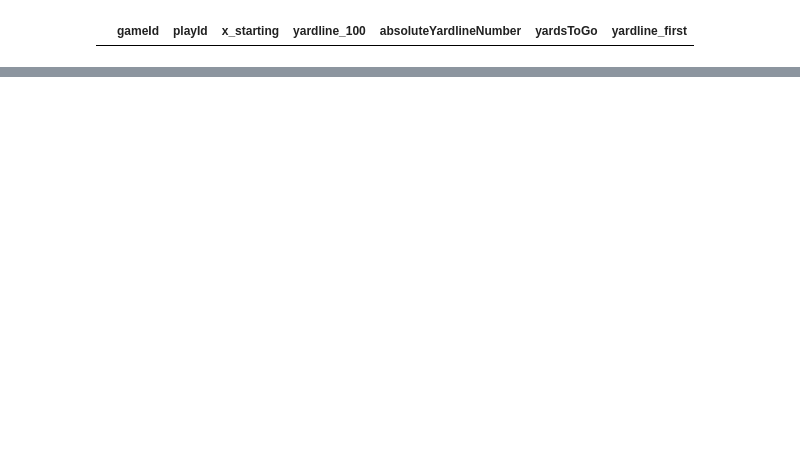
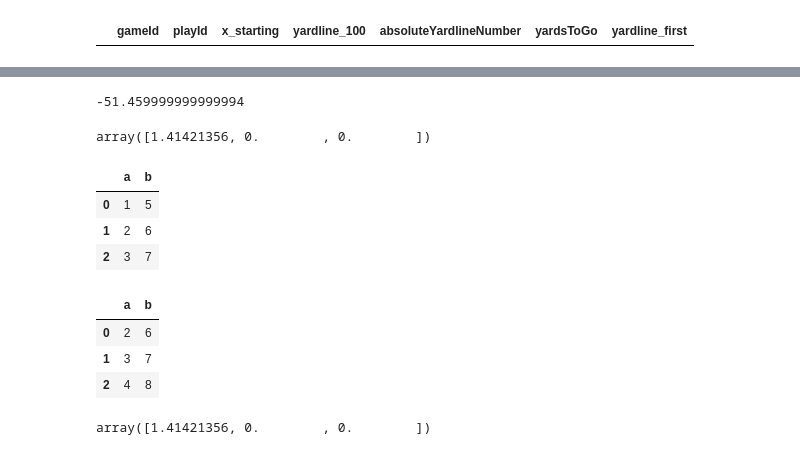
Before and after one commit to andrewbakert/NFL_Pass_Pred, a Jupyter notebook: def_pred.ipynb, the cells around one changed output, grey strips where cells are left out. Drawn from its saved outputs; the diff is of its cells as text; code cells hidden in the pictures; blank space fills up the shorter version.

```diff
--- a/def_pred.ipynb
+++ b/def_pred.ipynb
@@ -138,0 +249,4 @@ week_first
+# %%
+week_pos['x_behind_line'].min()
+# %% [output]
+-51.459999999999994
@@ -138,0 +267,24 @@ week_first
+# %%
+df1 = pd.DataFrame({'a': range(1, 4), 'b': range(5, 8)})
+df2 = pd.DataFrame({'a': range(2, 5), 'b': range(6, 9)})
+find_min_dist(df1, df2, 'a', 'b')
+# %% [output]
+array([1.41421356, 0.        , 0.        ])
+# %%
+df1
+# %% [output]
+|  | a | b |
+| 0 | 1 | 5 |
+| 1 | 2 | 6 |
+| 2 | 3 | 7 |
+# %%
+df2
+# %% [output]
+|  | a | b |
+| 0 | 2 | 6 |
+| 1 | 3 | 7 |
+| 2 | 4 | 8 |
+# %%
+np.min(np.sqrt(np.sum(np.power(arr1 - arr2, 2), axis=2)), axis=1)
+# %% [output]
+array([1.41421356, 0.        , 0.        ])
```
Also changed, not shown: parts of 29 cells of this notebook, 1 other file.
